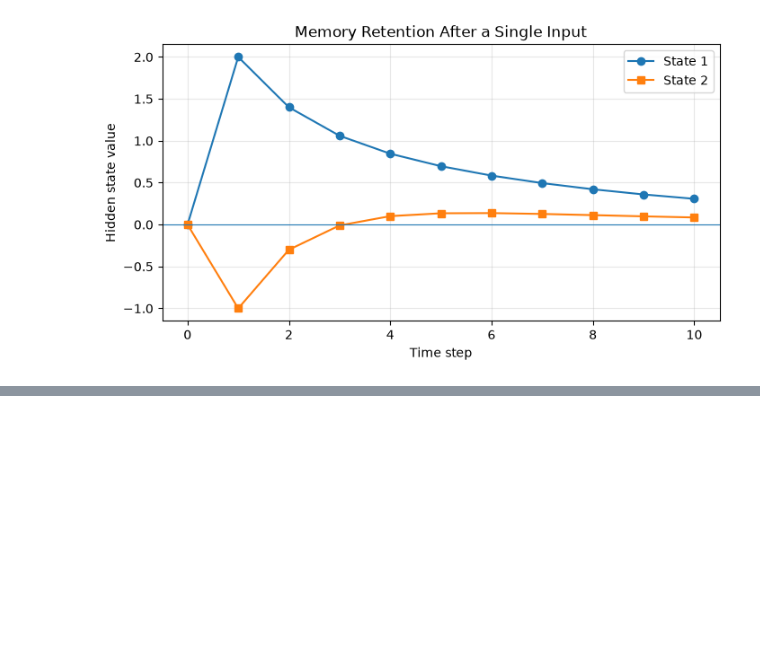
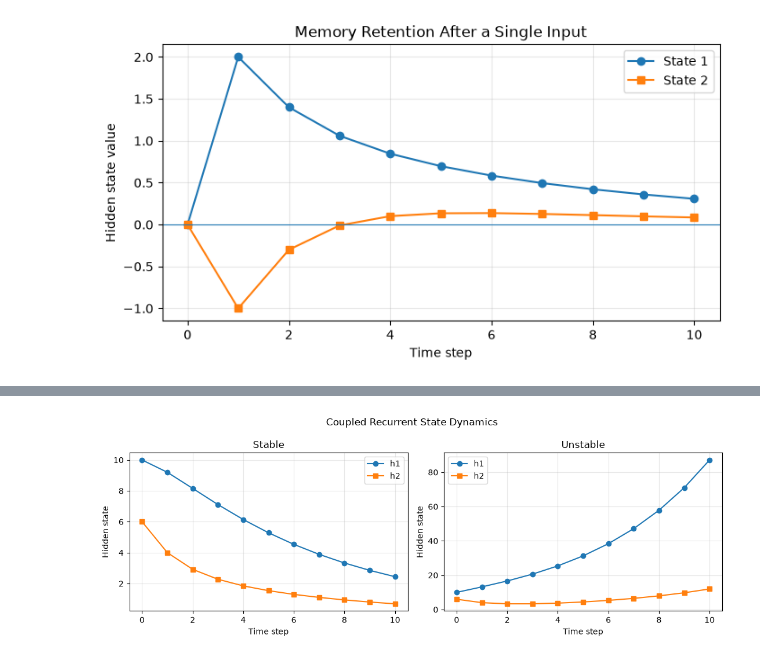
Before and after one commit to prataykarali/Flowstate, a Jupyter notebook: chap-4/dynamics_lab.ipynb, the cells around one changed output, grey strips where cells are left out. Cells and saved outputs as stored; diff of their text form; code cells hidden in the pictures; blank space fills up the shorter version.

```diff
--- a/chap-4/dynamics_lab.ipynb
+++ b/chap-4/dynamics_lab.ipynb
@@ -35,0 +92,37 @@ plt.show()
+# %%
+
+A_stable = torch.tensor([
+    [0.8, 0.2],
+    [0.1, 0.5]
+], dtype=torch.float64)
+
+A_unstable = torch.tensor([
+    [1.2, 0.2],
+    [0.1, 0.5]
+], dtype=torch.float64)
+
+h0 = torch.tensor([10.0, 6.0], dtype=torch.float64)
+
+fig, axes = plt.subplots(1, 2, figsize=(11, 4))
+
+for ax, (name, A_case) in zip(
+    axes,
+    [("Stable", A_stable), ("Unstable", A_unstable)]
+):
+    trajectory = simulate(A_case, h0, steps=10)
+
+    ax.plot(trajectory[:, 0], marker="o", label="h1")
+    ax.plot(trajectory[:, 1], marker="s", label="h2")
+
+    ax.set_title(name)
+    ax.set_xlabel("Time step")
+    ax.set_ylabel("Hidden state")
+    ax.legend()
+    ax.grid(alpha=0.3)
+
+plt.suptitle("Coupled Recurrent State Dynamics")
+plt.tight_layout()
+plt.savefig(plot_dir / "coupled_dynamics.png", dpi=160)
+plt.show()
+# %% [output]
+[figure, added]
```
Also changed, not shown: parts of 2 cells of this notebook.
